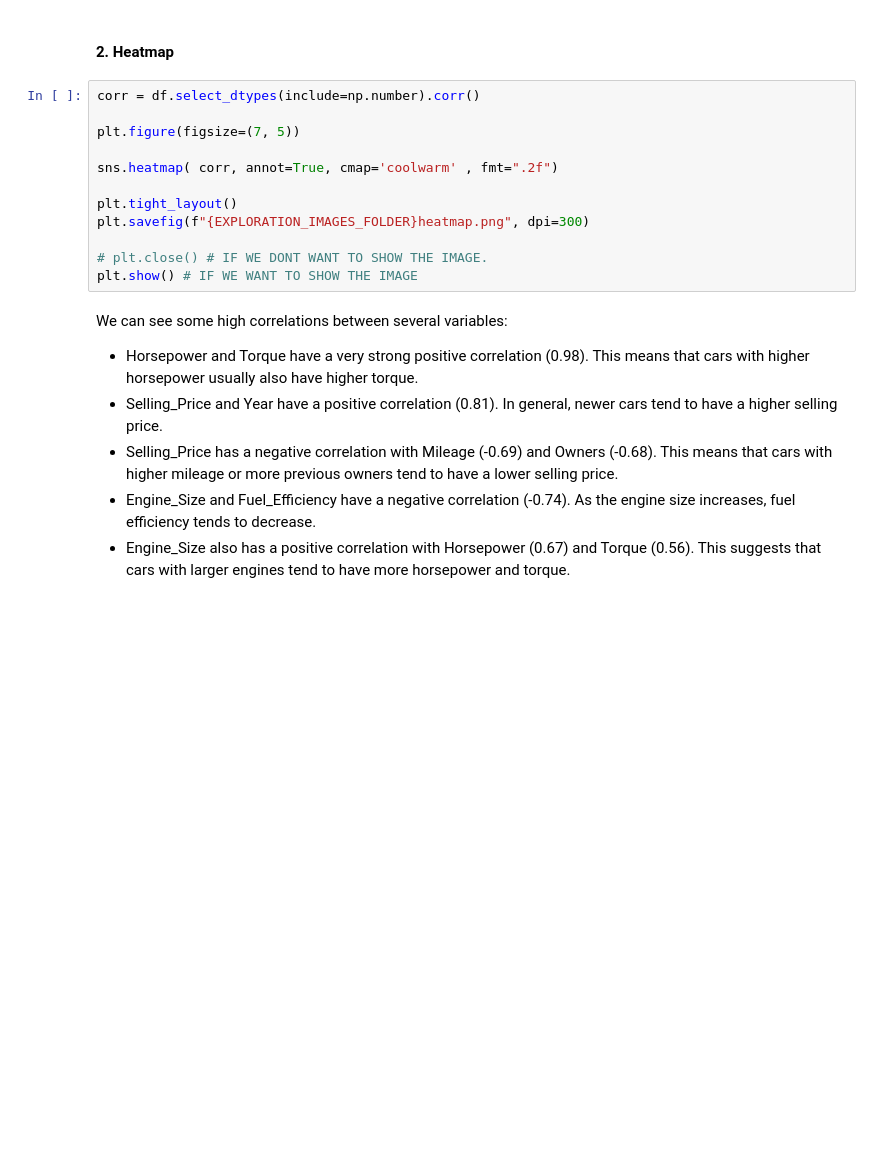
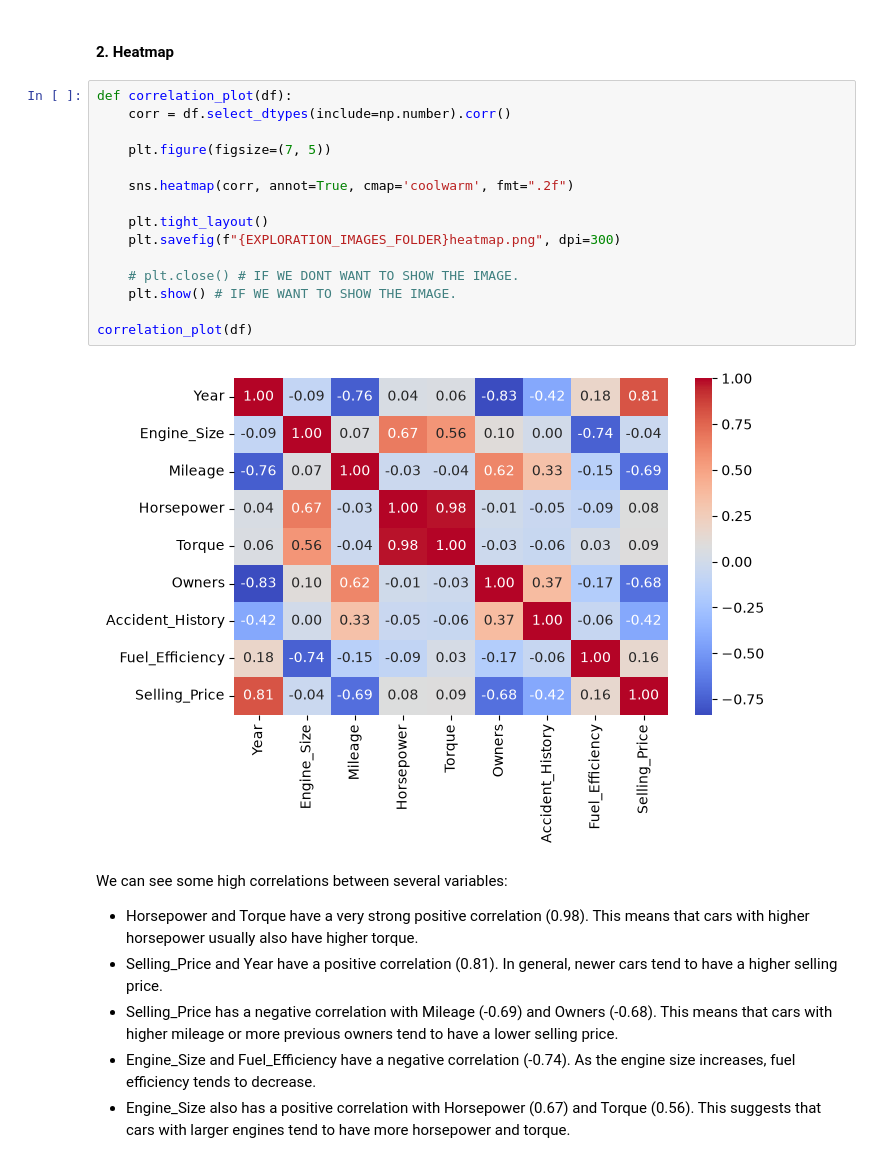
Before and after one commit to Miguel153891/SDOML-project, a Jupyter notebook: notebooks/data_exploration.ipynb, the cells around one changed output. Drawn from its saved outputs; the diff is of its cells as text; blank space fills up the shorter version.

```diff
--- a/notebooks/data_exploration.ipynb
+++ b/notebooks/data_exploration.ipynb
@@ -127,17 +237,22 @@ This graph shows the number of cars for each brand in the dataset. We can see th
 # %% [markdown]
 #### 2. Heatmap
 # %%
-corr = df.select_dtypes(include=np.number).corr()
+def correlation_plot(df):
+    corr = df.select_dtypes(include=np.number).corr()
 
-plt.figure(figsize=(7, 5))
+    plt.figure(figsize=(7, 5))
 
-sns.heatmap( corr, annot=True, cmap='coolwarm' , fmt=".2f")
+    sns.heatmap(corr, annot=True, cmap='coolwarm', fmt=".2f")
 
-plt.tight_layout()
-plt.savefig(f"{EXPLORATION_IMAGES_FOLDER}heatmap.png", dpi=300)
+    plt.tight_layout()
+    plt.savefig(f"{EXPLORATION_IMAGES_FOLDER}heatmap.png", dpi=300)
 
-# plt.close() # IF WE DONT WANT TO SHOW THE IMAGE.
-plt.show() # IF WE WANT TO SHOW THE IMAGE
+    # plt.close() # IF WE DONT WANT TO SHOW THE IMAGE.
+    plt.show() # IF WE WANT TO SHOW THE IMAGE.
+
+correlation_plot(df)
+# %% [output]
+[figure, added]
 # %% [markdown]
 We can see some high correlations between several variables:
 * Horsepower and Torque have a very strong positive correlation (0.98). This means that cars with higher horsepower usually also have higher torque.
```
Also changed, not shown: parts of 13 cells of this notebook.
